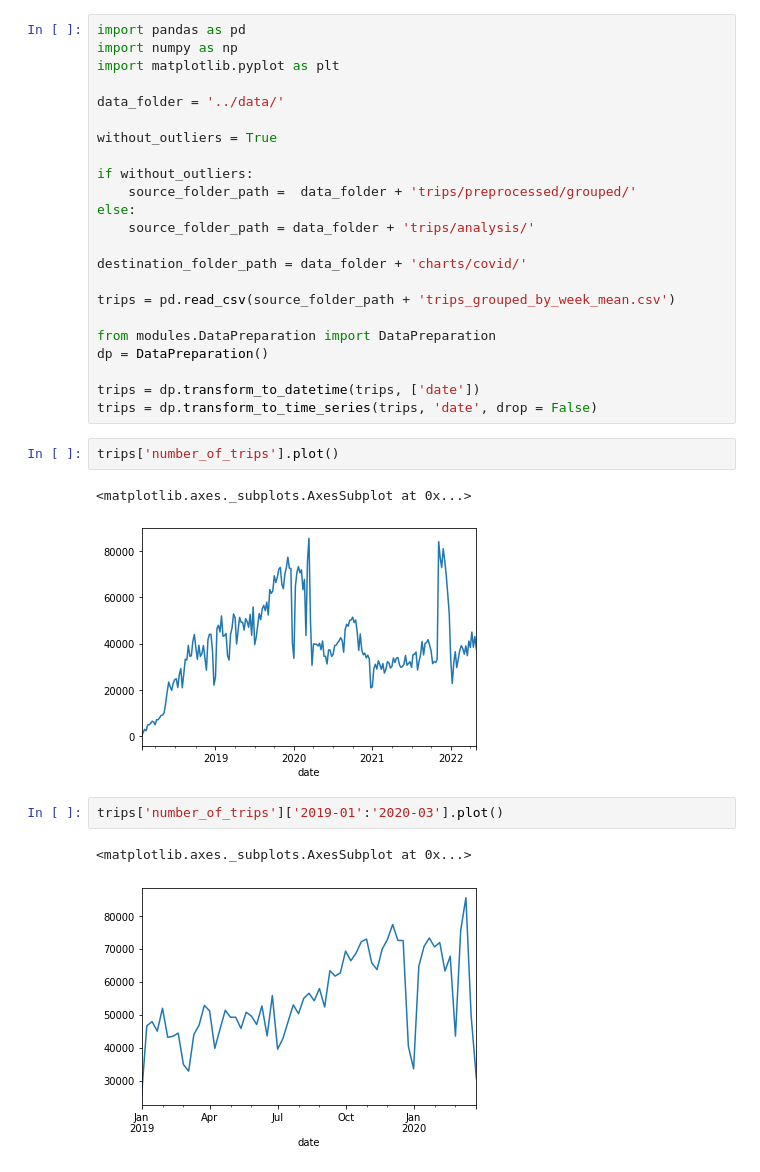
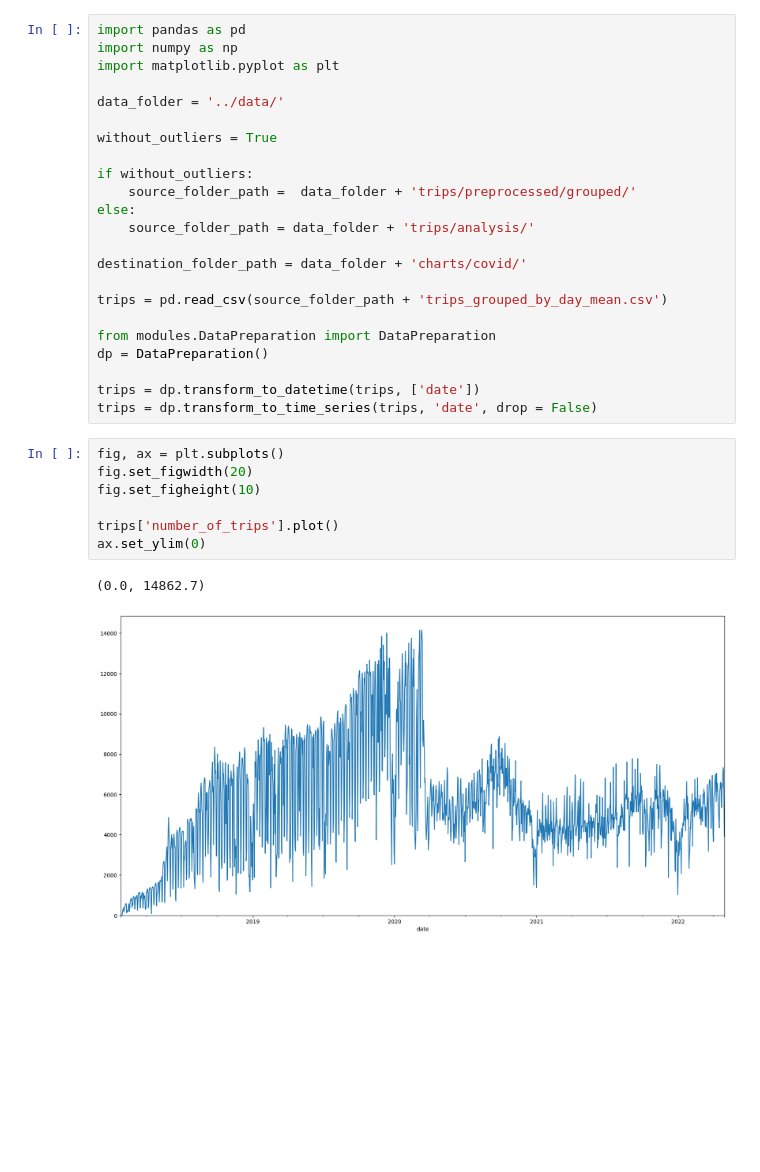
Before and after one commit to anayflima/bss-analysis, a Jupyter notebook: data_analysis/seasonality_analysis.ipynb, the cells around one changed output. Drawn from its saved outputs; the diff is of its cells as text; blank space fills up the shorter version.

```diff
--- a/data_analysis/seasonality_analysis.ipynb
+++ b/data_analysis/seasonality_analysis.ipynb
@@ -14,20 +14,20 @@ else:
 
 destination_folder_path = data_folder + 'charts/covid/'
 
-trips = pd.read_csv(source_folder_path + 'trips_grouped_by_week_mean.csv')
+trips = pd.read_csv(source_folder_path + 'trips_grouped_by_day_mean.csv')
 
 from modules.DataPreparation import DataPreparation
 dp = DataPreparation()
 
 trips = dp.transform_to_datetime(trips, ['date'])
 trips = dp.transform_to_time_series(trips, 'date', drop = False)
-# %%
-trips['number_of_trips'].plot()
-# %% [output]
-<matplotlib.axes._subplots.AxesSubplot at 0x...>
-[figure, removed]
-# %%
-trips['number_of_trips']['2019-01':'2020-03'].plot()
-# %% [output]
-<matplotlib.axes._subplots.AxesSubplot at 0x...>
-[figure, removed]
+# %%
+fig, ax = plt.subplots()
+fig.set_figwidth(20)
+fig.set_figheight(10)
+
+trips['number_of_trips'].plot()
+ax.set_ylim(0)
+# %% [output]
+(0.0, 14862.7)
+[figure, added]
```
Also changed, not shown: parts of 7 cells of this notebook.
